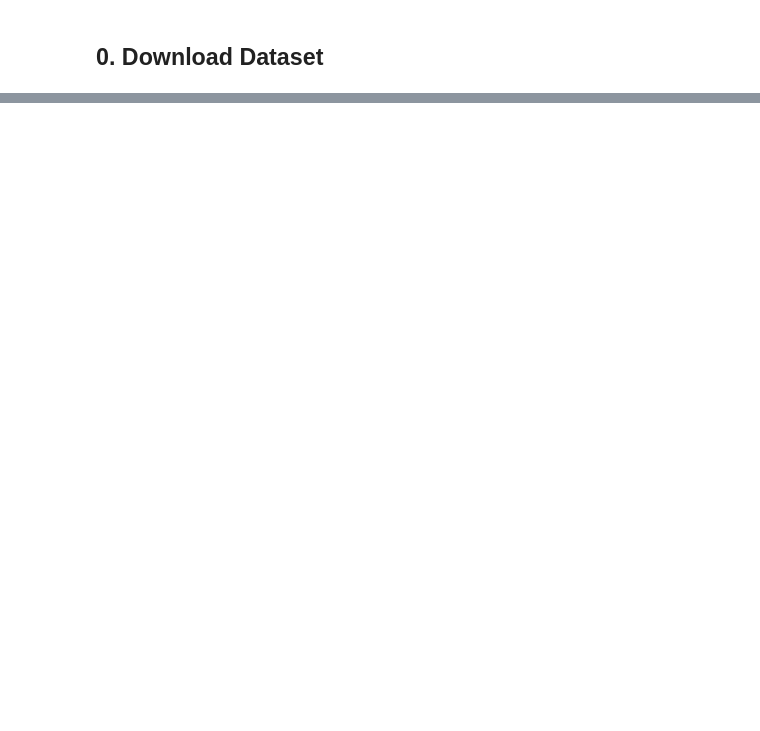
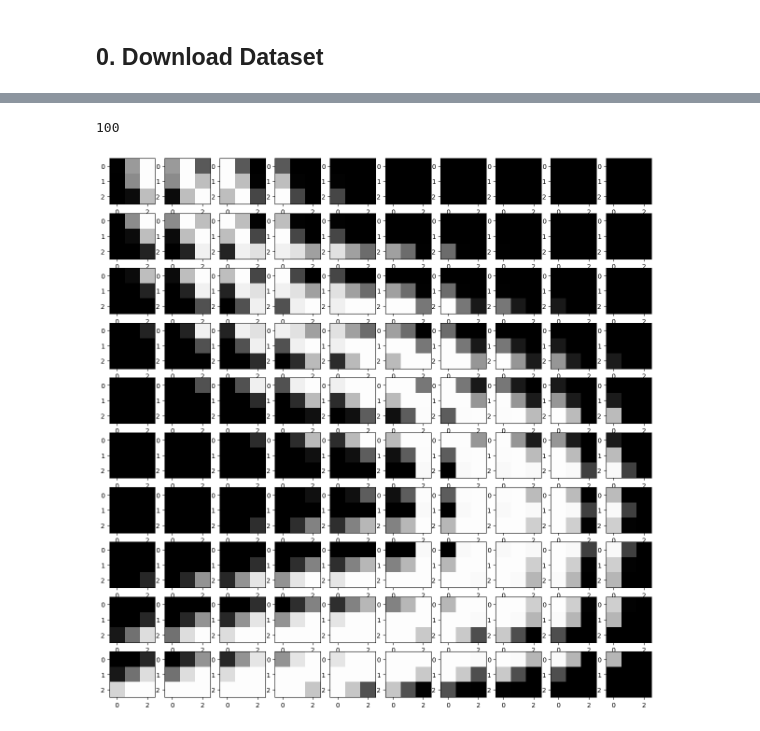
Before and after one commit to jdasam/mas1004, a Jupyter notebook: live_coding/7_cnn.ipynb, the cells around one changed output, grey strips where cells are left out. Drawn from its saved outputs; the diff is of its cells as text; code cells hidden in the pictures; blank space fills up the shorter version.

```diff
--- a/live_coding/7_cnn.ipynb
+++ b/live_coding/7_cnn.ipynb
@@ -29,0 +66,14 @@ test_data = dsets.MNIST(root = './data', train = False,
+# %%
+plt.figure(figsize=(15,15))
+
+entire_sliced = []
+for i in range(10, 20):
+  for j in range(10, 20):
+    sliced_img = img[:, i:i+3, j:j+3]
+    entire_sliced.append(sliced_img)
+    plt.subplot(10, 10, (i-10)*10+(j-10)+1)
+    plt.imshow(sliced_img[0], vmin=0, vmax=1) # reduce channel axis
+len(entire_sliced)
+# %% [output]
+100
+[figure, added]
```
Also changed, not shown: parts of 6 cells of this notebook.
